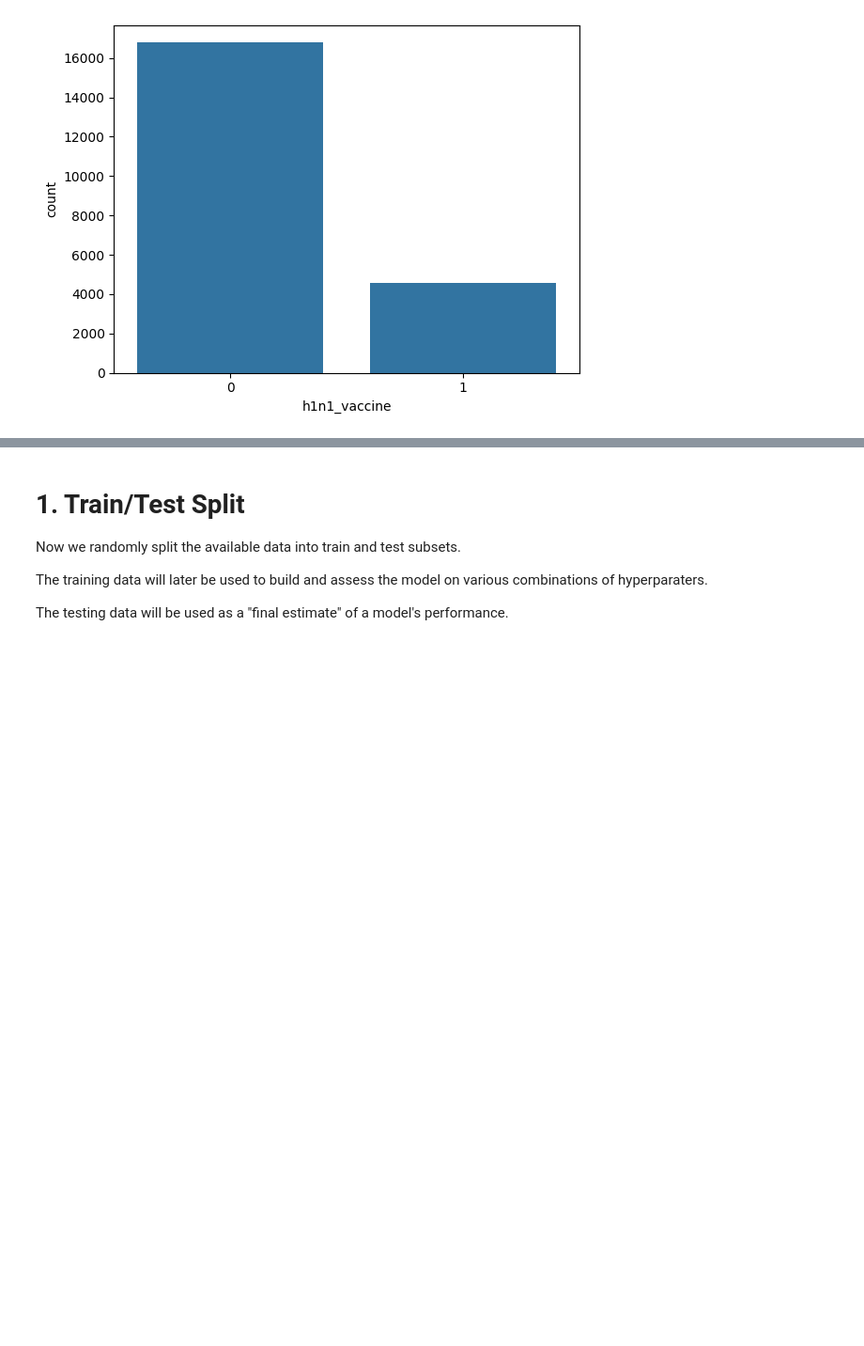
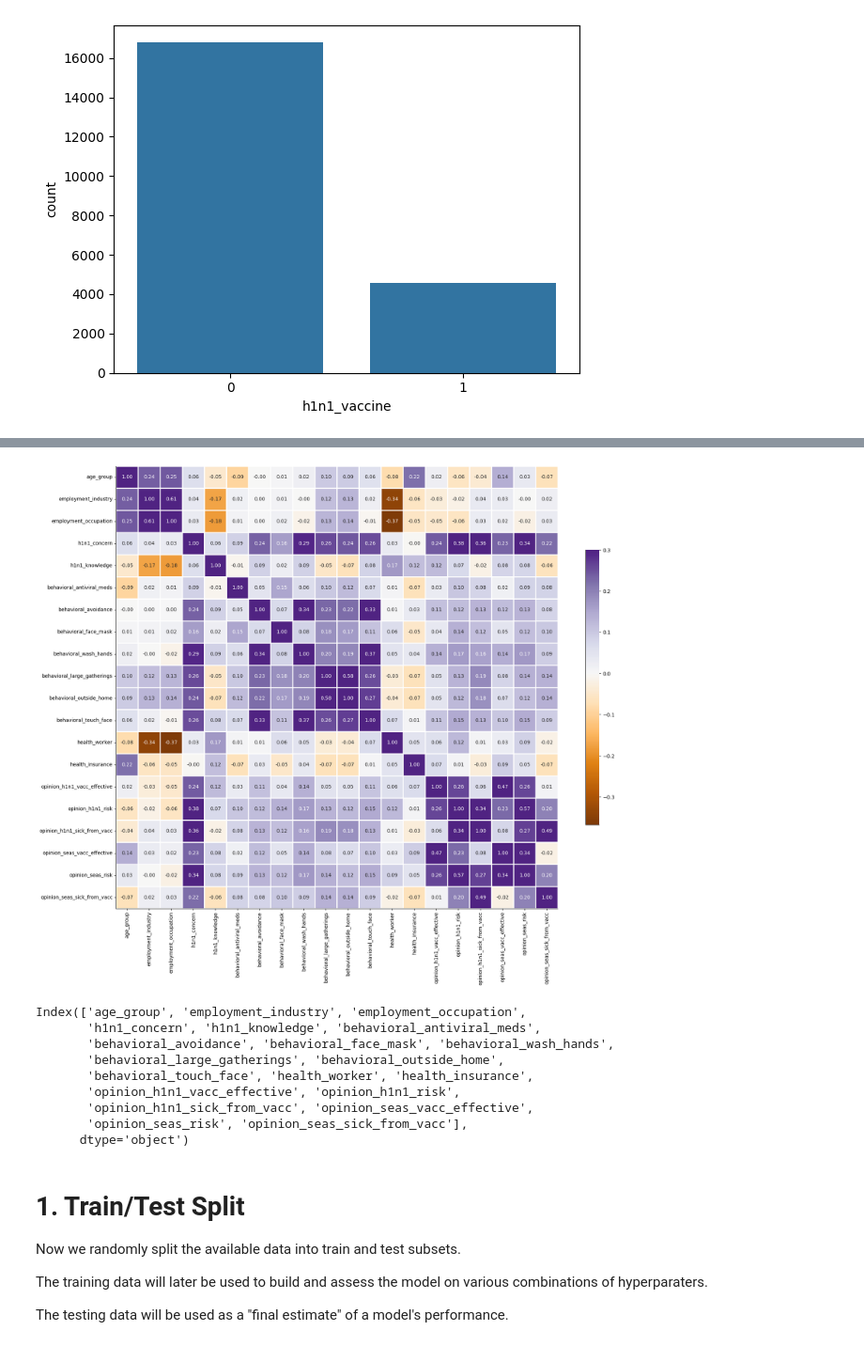
Before and after one commit to rllevy/MMAI-Bae, a Jupyter notebook: mjh-day-3-restart.ipynb, the cells around one changed output, grey strips where cells are left out. Shown at 94% size. Cells and saved outputs as stored; diff of their text form; code cells hidden in the pictures; blank space fills up the shorter version.

```diff
--- a/mjh-day-3-restart.ipynb
+++ b/mjh-day-3-restart.ipynb
@@ -270,3 +270,24 @@ plt.show()
+# %%
+datum = plot_data[categorical_features + numeric_features].drop(cols_to_drop, axis=1, errors='ignore')
+corr = datum.corr()
+g = sns.heatmap(corr,  vmax=.3, center=0,
+            square=True, linewidths=1, cbar_kws={"shrink": .5}, annot=True, fmt='.2f', cmap='PuOr')
+sns.despine()
+g.figure.set_size_inches(20,20)
+
+plt.show()
+display(corr.columns)
+# %% [output]
+[figure, added]
+Index(['age_group', 'employment_industry', 'employment_occupation',
+       'h1n1_concern', 'h1n1_knowledge', 'behavioral_antiviral_meds',
+       'behavioral_avoidance', 'behavioral_face_mask', 'behavioral_wash_hands',
+       'behavioral_large_gatherings', 'behavioral_outside_home',
+       'behavioral_touch_face', 'health_worker', 'health_insurance',
+       'opinion_h1n1_vacc_effective', 'opinion_h1n1_risk',
+       'opinion_h1n1_sick_from_vacc', 'opinion_seas_vacc_effective',
+       'opinion_seas_risk', 'opinion_seas_sick_from_vacc'],
+      dtype='object')
 # %% [markdown]
 # 1. Train/Test Split
 
```
Also changed, not shown: parts of 12 cells of this notebook.
